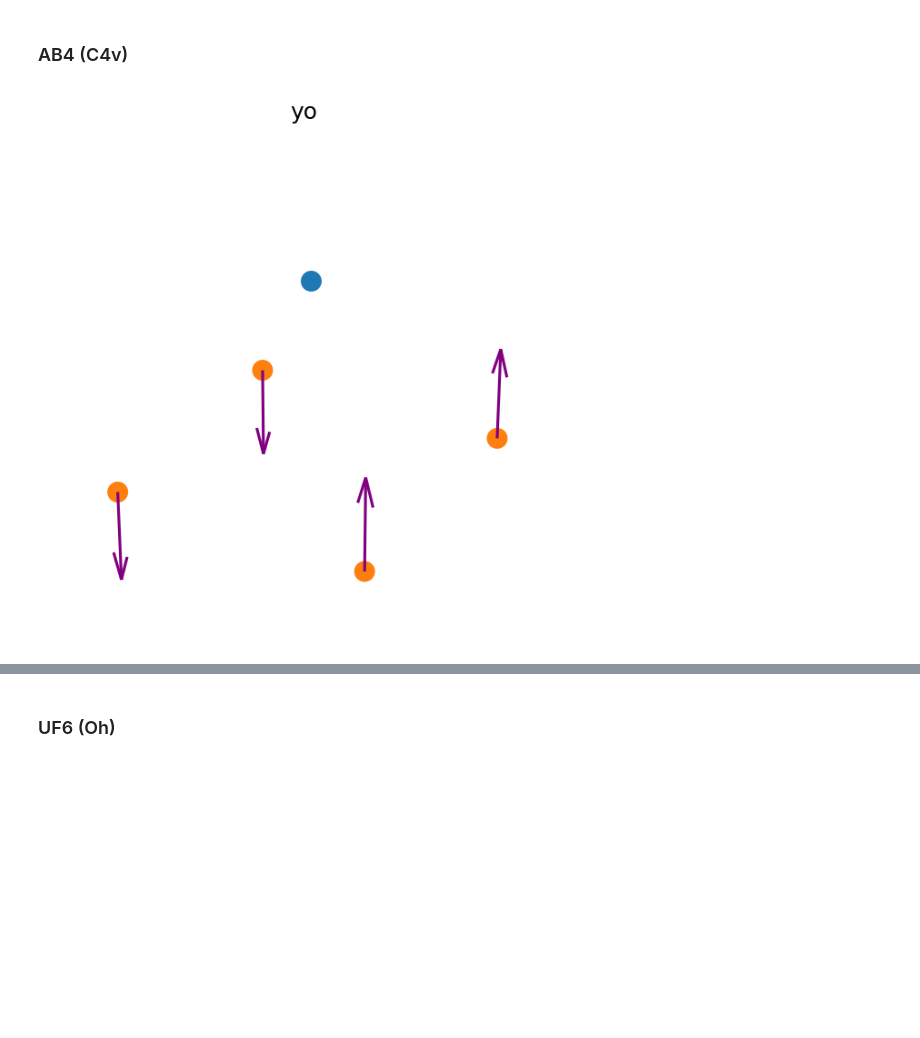
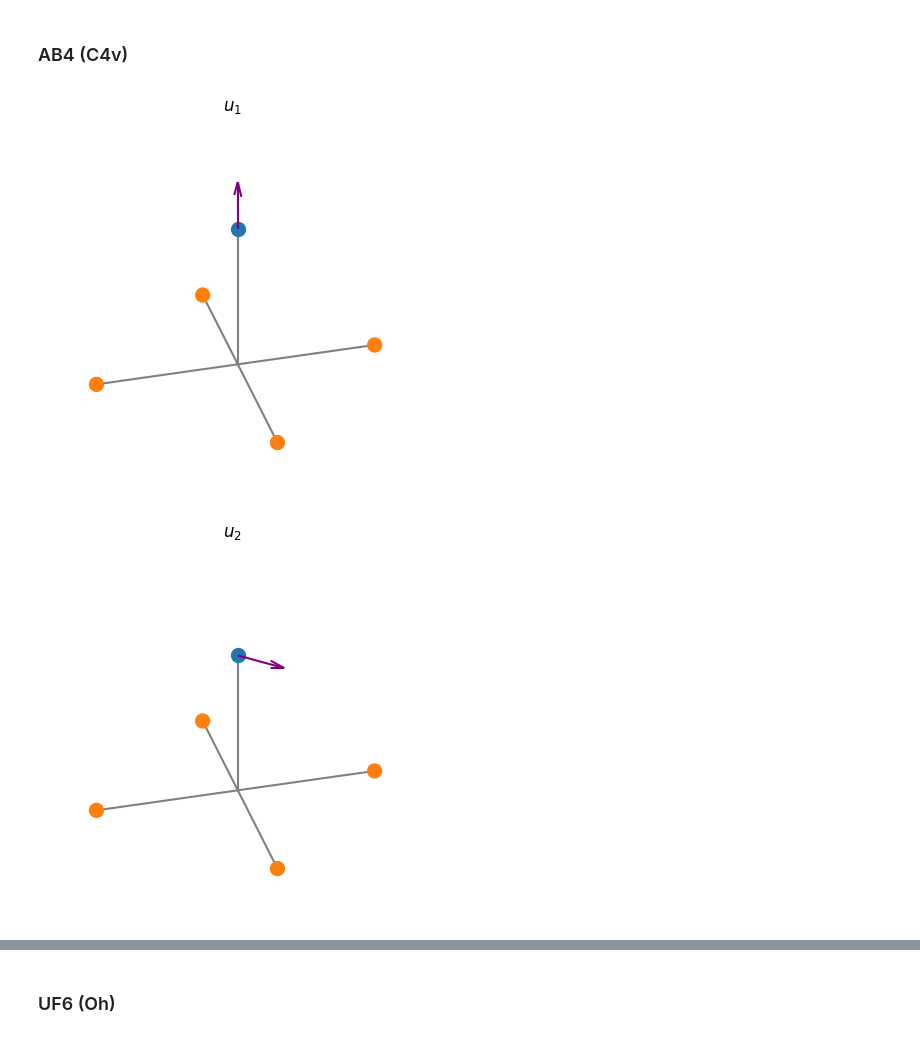
Before and after one commit to TheoNDionne/GroupTheoryHomework, a Jupyter notebook: group_theory_homework.ipynb, the cells around one changed output, grey strips where cells are left out. Drawn from its saved outputs; the diff is of its cells as text; code cells hidden in the pictures; blank space fills up the shorter version.

Commit message:
Finally did all modes, only have some doc left

```diff
--- a/group_theory_homework.ipynb
+++ b/group_theory_homework.ipynb
@@ -8,7 +8,7 @@ import numpy as np
 import matplotlib.pyplot as plt
 
 import matplotlib as mpl
-mpl.rcParams["figure.dpi"] = 150
+mpl.rcParams["figure.dpi"] = 100
 # %% [markdown]
 ## Calculating the decomposition of the mechanical reps
 # %% [markdown]
@@ -238,44 +261,3 @@ vector_rep_C4v = np.array([
 
 # generate the mechanical rep
 mechanical_rep_C4v = get_mechanical_representation(atom_spatial_coordinates_C4v, vector_rep_C4v)
-# %%
-irrep = 4
-
-initial_coords_test = np.zeros(np.shape(mechanical_rep_C4v)[1]).reshape((3,5))
-initial_coords_test[2,1] = 1 # init vector
-initial_coords_test[2,2] = -1 # init vector
-sym_adap = get_symmetry_adapted_modes(initial_coords_test, irrep, mechanical_rep_C4v, character_table_C4v, elements_per_class_C4v)
-
-# plotting
-ax = plt.figure().add_subplot(projection='3d')
-
-# Make the grid
-x, y, z = np.meshgrid(np.arange(3),
-                      np.arange(3),
-                      np.arange(3))
-
-# ax.quiver(x, y, z, u, v, w, length=1/2, normalize=True)
-ax.quiver(
-    atom_spatial_coordinates_C4v[0,:],
-    atom_spatial_coordinates_C4v[1,:],
-    atom_spatial_coordinates_C4v[2,:],
-    sym_adap[0,:],
-    sym_adap[1,:],
-    sym_adap[2,:],
-    length=0.75,
-    normalize=True,
-    color="purple"
-    )
-ax.scatter(atom_spatial_coordinates_C4v[0,0],atom_spatial_coordinates_C4v[1,0],atom_spatial_coordinates_C4v[2,0], s=100, alpha=1)
-ax.scatter(atom_spatial_coordinates_C4v[0,1:],atom_spatial_coordinates_C4v[1,1:],atom_spatial_coordinates_C4v[2,1:], s=100, alpha=1)
-# ax.set_xlim3d(-1.5,1.5)
-# ax.set_ylim3d(-1.5,1.5)
-# ax.set_zlim3d(-1.5,1.5)
-
-ax.set_title("yo")
-
-ax.set_axis_off()
-
-plt.show()
-# %% [output]
-[figure, removed]
@@ -281,0 +303,22 @@ plt.show()
+# %%
+initial_coords_u1 = np.zeros((3,5), dtype=float)
+initial_coords_u1[2,0] = 1 # init vector
+sym_adap_u1 = get_symmetry_adapted_modes(initial_coords_u1, 0, mechanical_rep_C4v, character_table_C4v, elements_per_class_C4v)
+
+initial_coords_u2 = np.zeros((3,5), dtype=float)
+initial_coords_u2[0,0] = 1 # init vector
+sym_adap_u2 = get_symmetry_adapted_modes(initial_coords_u2, 4, mechanical_rep_C4v, character_table_C4v, elements_per_class_C4v)
+
+initial_coords_u3 = np.zeros((3,5), dtype=float)
+initial_coords_u3[1,0] = 1 # init vector
+sym_adap_u3 = get_symmetry_adapted_modes(initial_coords_u3, 4, mechanical_rep_C4v, character_table_C4v, elements_per_class_C4v)
+
+# plotting
+plot_mode_C4v(sym_adap_u1, atom_spatial_coordinates_C4v, "$u_1$")
+plot_mode_C4v(sym_adap_u2, atom_spatial_coordinates_C4v, "$u_2$")
+plot_mode_C4v(sym_adap_u3, atom_spatial_coordinates_C4v, "$u_3$")
+
+plt.show()
+# %% [output]
+[figure, added]
+[figure, added]
```
Also changed, not shown: parts of 15 cells of this notebook.
